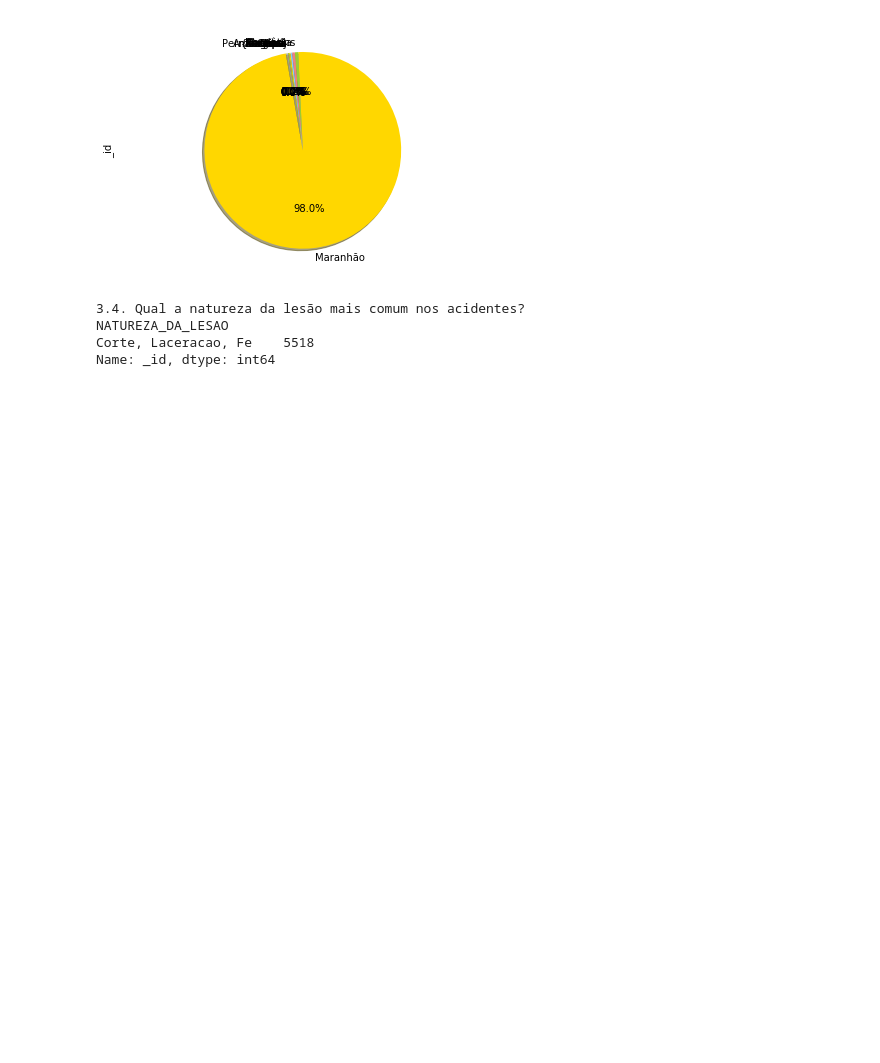
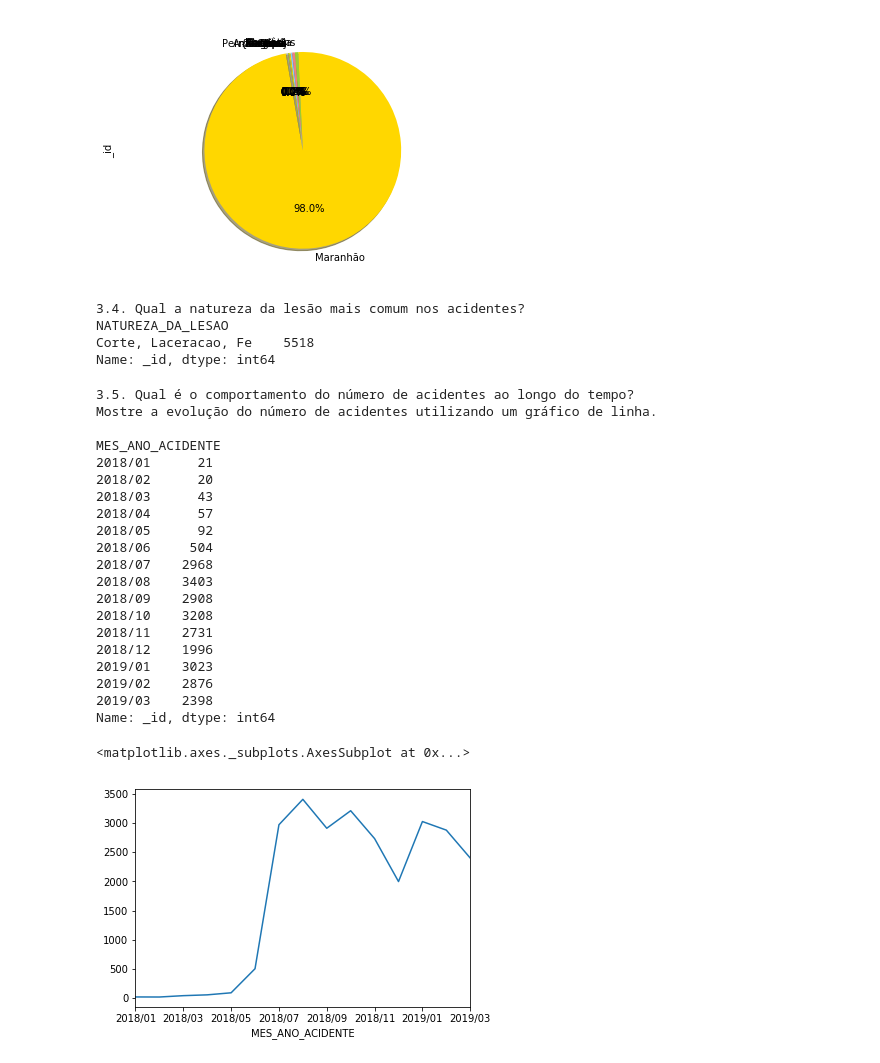
Before and after one commit to joaopmedeiros/trabalho2, a Jupyter notebook: Enunciado_T2_final.ipynb, the cells around one changed output. Saved outputs shown, nothing was run; the diff lists cells and outputs as text; code cells hidden in the pictures; blank space fills up the shorter version.

```diff
--- a/Enunciado_T2_final.ipynb
+++ b/Enunciado_T2_final.ipynb
@@ -413,0 +405,40 @@ Name: _id, dtype: int64
+# %%
+## 3.5. Qual é o comportamento do número de acidentes ao longo do tempo?
+# Mostre a evolução do número de acidentes utilizando um gráfico de linha.
+
+print("3.5. Qual é o comportamento do número de acidentes ao longo do tempo?\nMostre a evolução do número de acidentes utilizando um gráfico de linha.\n")
+
+gptl = df.groupby(by='MES_ANO_ACIDENTE')
+acd_por_mesano = gptl['_id'].count()
+
+## Reformatação do dia/mês/ano para sequência de ano/mês
+acd_por_mesano = acd_por_mesano.rename(lambda data: "20"+data[6:]+data[2:5])
+## Ordenação do ano/mês
+acd_por_mesano = acd_por_mesano.sort_index(ascending=True)
+
+print(acd_por_mesano)
+
+acd_por_mesano.plot.line()
+# %% [output]
+3.5. Qual é o comportamento do número de acidentes ao longo do tempo?
+Mostre a evolução do número de acidentes utilizando um gráfico de linha.
+
+MES_ANO_ACIDENTE
+2018/01      21
+2018/02      20
+2018/03      43
+2018/04      57
+2018/05      92
+2018/06     504
+2018/07    2968
+2018/08    3403
+2018/09    2908
+2018/10    3208
+2018/11    2731
+2018/12    1996
+2019/01    3023
+2019/02    2876
+2019/03    2398
+Name: _id, dtype: int64
+<matplotlib.axes._subplots.AxesSubplot at 0x...>
+[figure, added]
```
Also changed, not shown: parts of 10 cells of this notebook, 2 other files.
